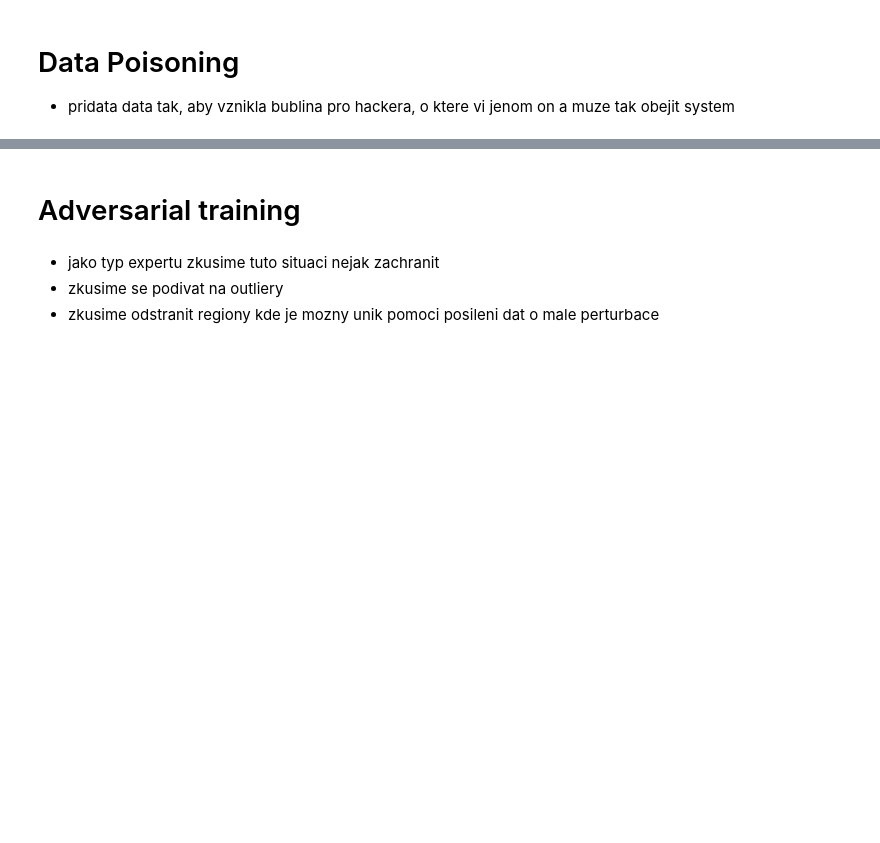
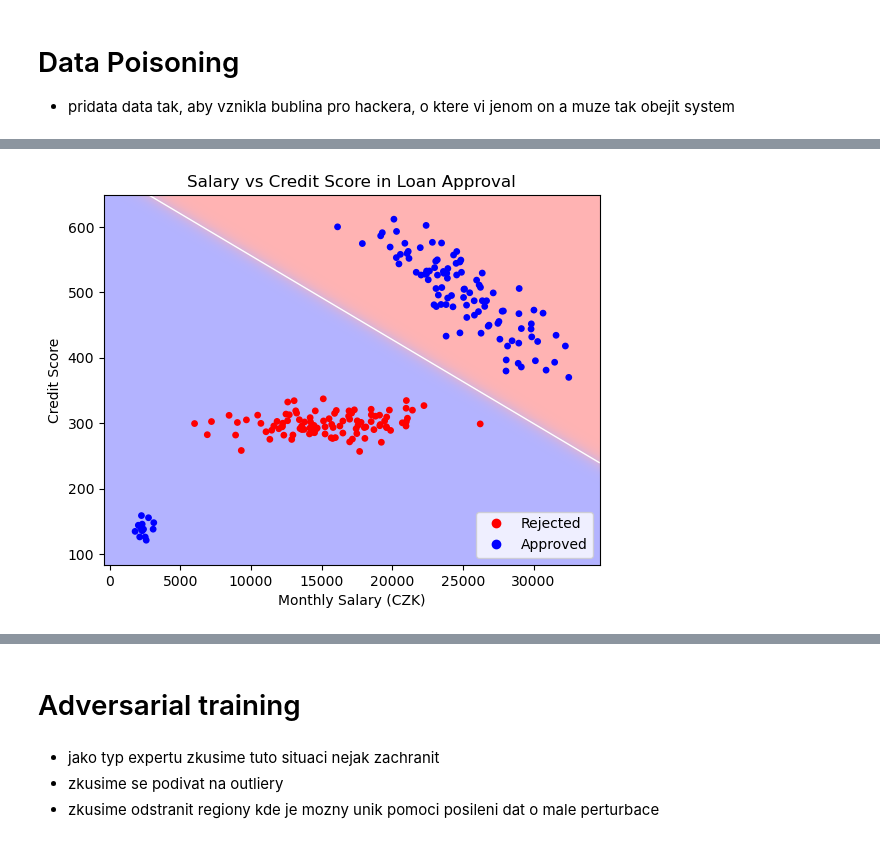
Before and after one commit to nickobard/ai-summer-school, a Jupyter notebook: data_poisoning.ipynb, the cells around one changed output, grey strips where cells are left out. Cells and saved outputs as stored; diff of their text form; code cells hidden in the pictures; blank space fills up the shorter version.

```diff
--- a/data_poisoning.ipynb
+++ b/data_poisoning.ipynb
@@ -224,2 +220,4 @@ for epoch in range(200):
 # %%
-plot_nn_decision_boundary(X_poison, y_poison, nn_model_poisoned)
+plot_decision_boundary(X_poisoned, y_poisoned, log_reg_model_poisoned)
+# %% [output]
+[figure, added]
```
Also changed, not shown: parts of 16 cells of this notebook.
